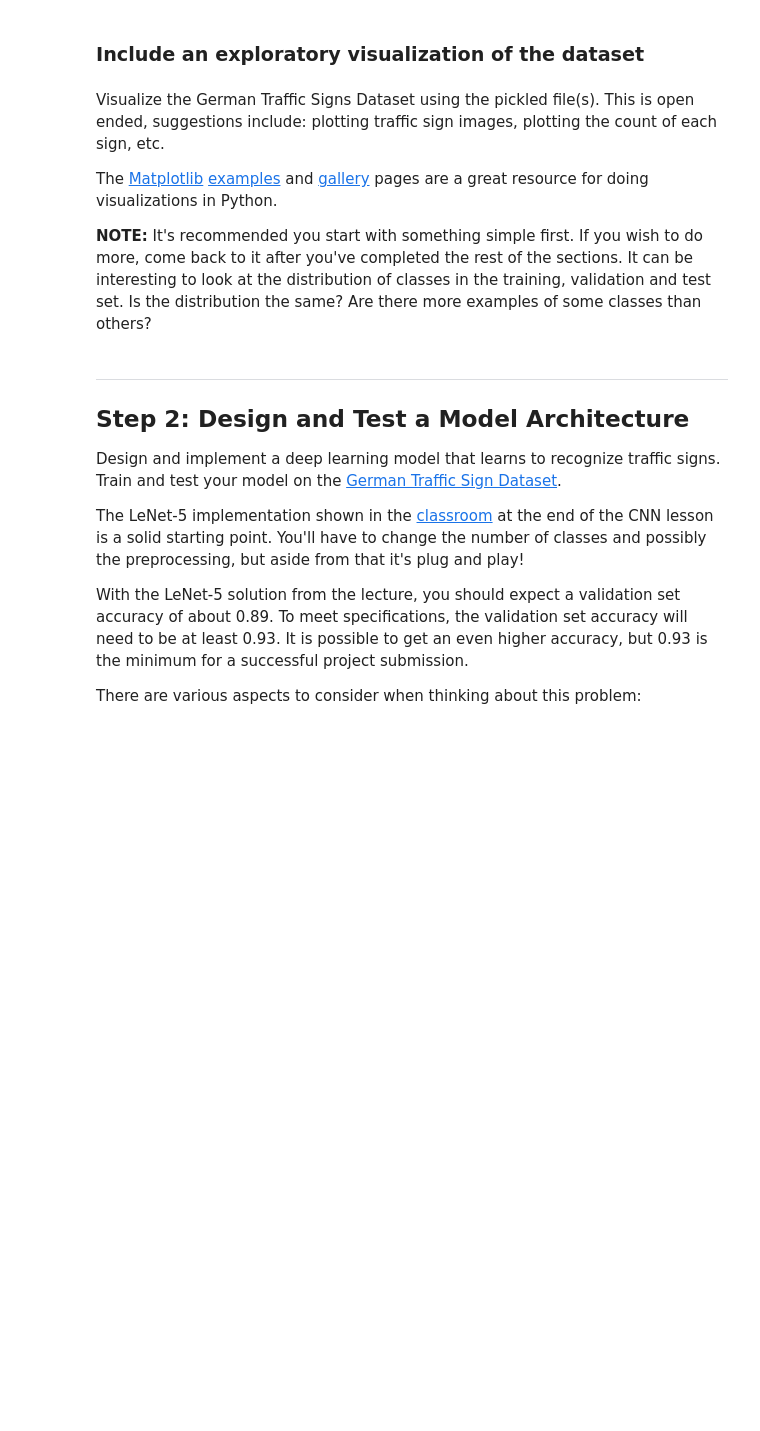
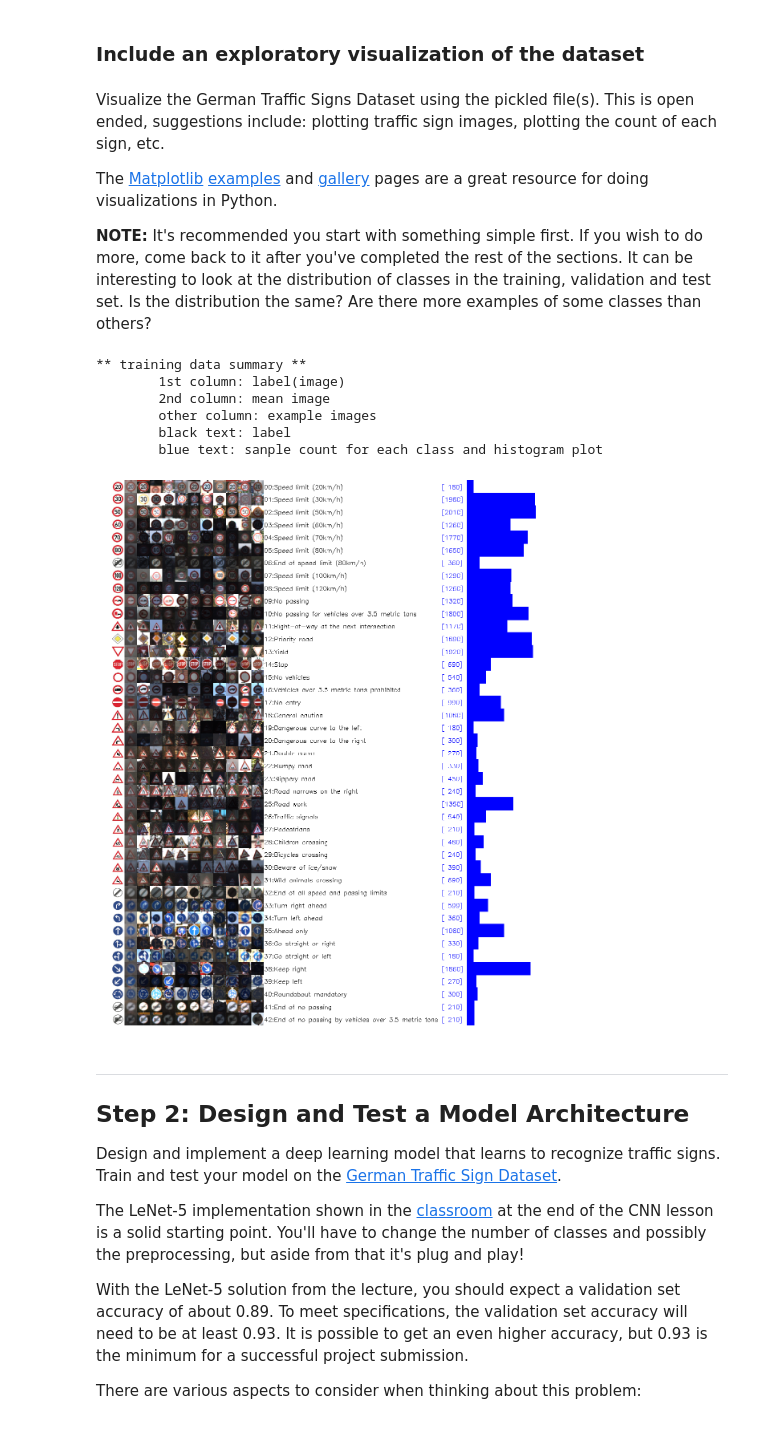
Before and after one commit to mrsandipandas/Udacity_Traffic-Sign-Classifier-P2, a Jupyter notebook: Traffic_Sign_Classifier.ipynb, the cells around one changed output. Saved outputs shown, nothing was run; the diff lists cells and outputs as text; code cells hidden in the pictures; blank space fills up the shorter version.

```diff
--- a/Traffic_Sign_Classifier.ipynb
+++ b/Traffic_Sign_Classifier.ipynb
@@ -18,10 +18,8 @@ The [rubric](https://review.udacity.com/#!/rubrics/481/view) contains "Stand Out
 >**Note:** Code and Markdown cells can be executed using the **Shift + Enter** keyboard shortcut. In addition, Markdown cells can be edited by typically double-clicking the cell to enter edit mode.
 # %%
 SEED=202
-BASE_DIR='/home/carnd/CarND-Traffic-Sign-Classifier-Project/'
-TEST_DIR='GTSRB_Data/GTSRB_Final_Test_Images.zip'
-TRAIN_DIR='GTSRB_Data/GTSRB_Final_Training_Images.zip'
-OUT_DIR ='/home/carnd/CarND-Traffic-Sign-Classifier-Project/GTSRB_Classification'
+BASE_DIR='/src/Udacity_Traffic-Sign-Classifier-P2/traffic-signs-data'
+OUT_DIR ='/src/Udacity_Traffic-Sign-Classifier-P2/traffic-signs-classification'
 
 # standard libs
 import pickle
@@ -145,3 +163,61 @@ import matplotlib.pyplot as plt
+# %%
+train_images, train_labels = X_train, y_train
+
+#count
+#h = np.histogram(train_labels, bins=np.arange(num_class))
+
+#results image
+num_sample=10
+results_image = 255.*np.ones(shape=(num_class*height,(num_sample+2+22)*width, channel),dtype=np.float32)
+for c in range(num_class):
+    label_image = get_label_image(c)
+    insert_subimage(results_image, label_image, c*height, 0)
+
+    #make mean
+    idx = list(np.where(train_labels== c)[0])
+    mean_image = np.average(train_images[idx], axis=0)
+    insert_subimage(results_image, mean_image, c*height, width)
+
+    # imshow('mean_image',mean_image)
+    # imshow('label_image',label_image)
+    # cv2.waitKey(0)
+
+    #make random sample
+    for n in range(num_sample):
+        sample_image = train_images[np.random.choice(idx)]
+        insert_subimage(results_image, sample_image, c*height, (2+n)*width)
+
+    #print summary
+    count=len(idx)
+    percentage = float(count)/float(len(train_images))
+    cv2.putText(results_image, '%02d:%-6s'%(c, classnames[c]), ((2+num_sample)*width, int((c+0.7)*height)),cv2.FONT_HERSHEY_SIMPLEX,0.5,(0,0,0),1)
+    cv2.putText(results_image, '[%4d]'%(count), ((2+num_sample+14)*width, int((c+0.7)*height)),cv2.FONT_HERSHEY_SIMPLEX,0.5,(0,0,255),1)
+    cv2.rectangle(results_image,((2+num_sample+16)*width, c*height),((2+num_sample+16)*width + round(percentage*3000), (c+1)*height),(0,0,255),-1)
+
+
+cv2.imwrite(BASE_DIR+'/data_summary.jpg',cv2.cvtColor(results_image, cv2.COLOR_BGR2RGB))
+#imshow('results_image',results_image)
+#cv2.waitKey(0)
+
+
+print('** training data summary **')
+print('\t1st column: label(image)')
+print('\t2nd column: mean image')
+print('\tother column: example images')
+print('\tblack text: label')
+print('\tblue text: sanple count for each class and histogram plot')
+plt.rcParams["figure.figsize"] = (25,25)
+plt.imshow(results_image.astype(np.uint8))
+plt.axis('off')
+plt.show()
+# %% [output]
+** training data summary **
+        1st column: label(image)
+        2nd column: mean image
+        other column: example images
+        black text: label
+        blue text: sanple count for each class and histogram plot
+[figure, added]
 # %% [markdown]
 ----
 
```
Also changed, not shown: parts of 19 cells of this notebook, 17 other files.
